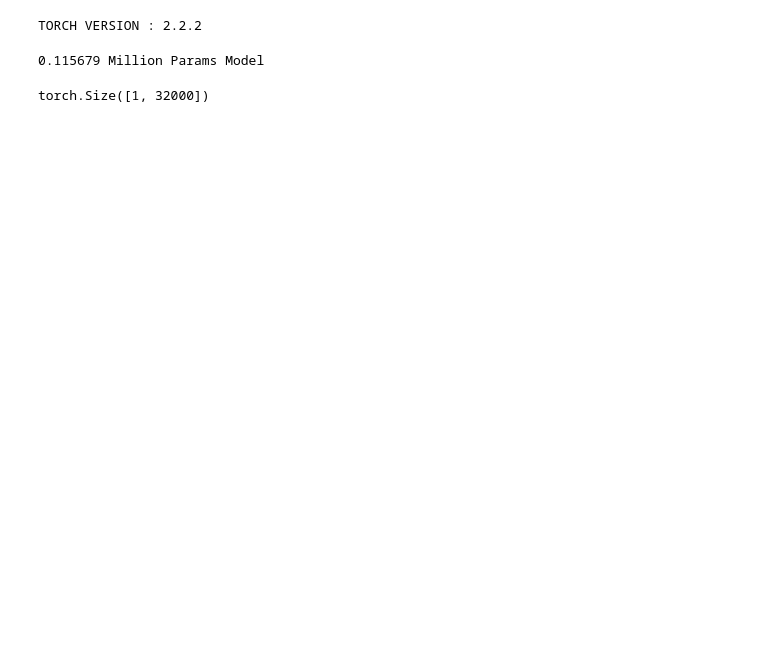
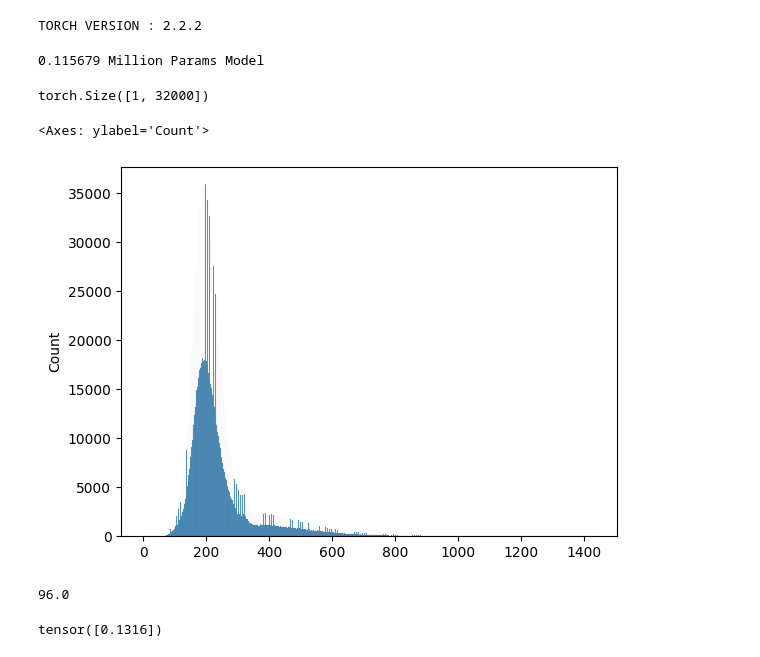
Before and after one commit to Jha-Pranav/OpenTransformer, a Jupyter notebook: multiformer/notebooks/models/baby-language-model/model.ipynb, the cells around one changed output. Saved outputs shown, nothing was run; the diff lists cells and outputs as text; code cells hidden in the pictures; blank space fills up the shorter version.

Commit message:
data preprocessing

```diff
--- a/multiformer/notebooks/models/baby-language-model/model.ipynb
+++ b/multiformer/notebooks/models/baby-language-model/model.ipynb
@@ -293,3 +293,24 @@ x = torch.randint(0, 64, (8, 64), device=device)
 model(x)[0].shape
 # %% [output]
 torch.Size([1, 32000])
+# %%
+from datasets import load_dataset, concatenate_datasets, load_from_disk
+BASE_URL = "/home/pranav-pc/projects/OpenTransformer/multiformer/"
+data = load_from_disk(BASE_URL + "data/interim/TinyStories.hf")
+# %%
+data = data.map(lambda example : {'count':len(example['idx'])})
+# %%
+import seaborn as sns
+sns.histplot(data['count']);
+# %% [output]
+<Axes: ylabel='Count'>
+[figure, added]
+# %%
+768/8
+# %% [output]
+96.0
+# %%
+import torch
+torch.randn(1,)
+# %% [output]
+tensor([0.1316])
```
Also changed, not shown: 3 other files.
